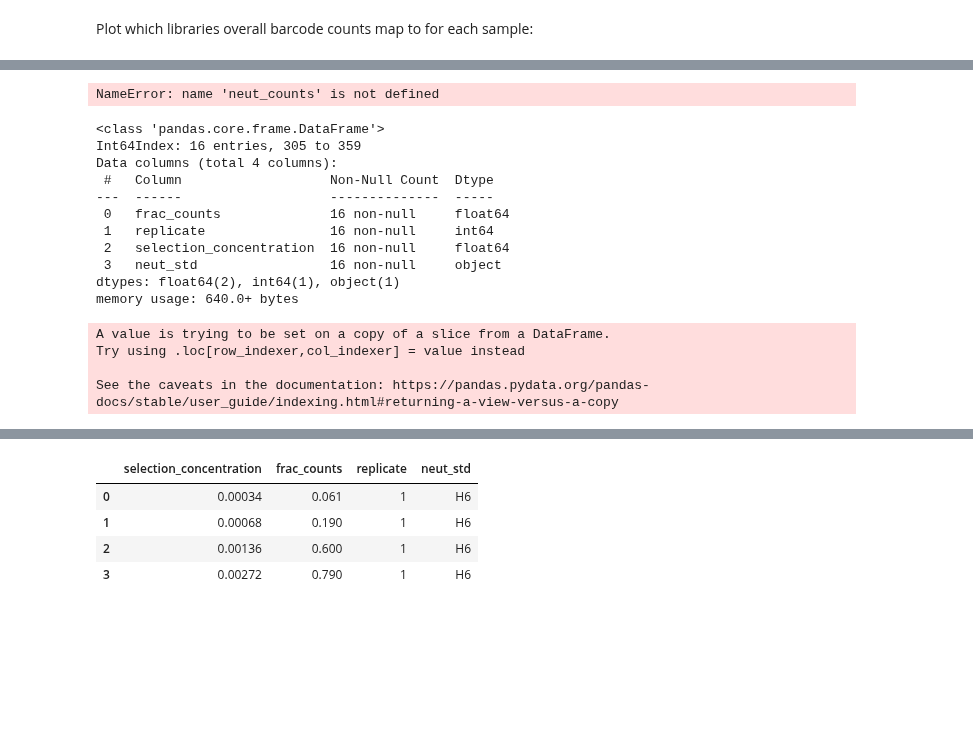
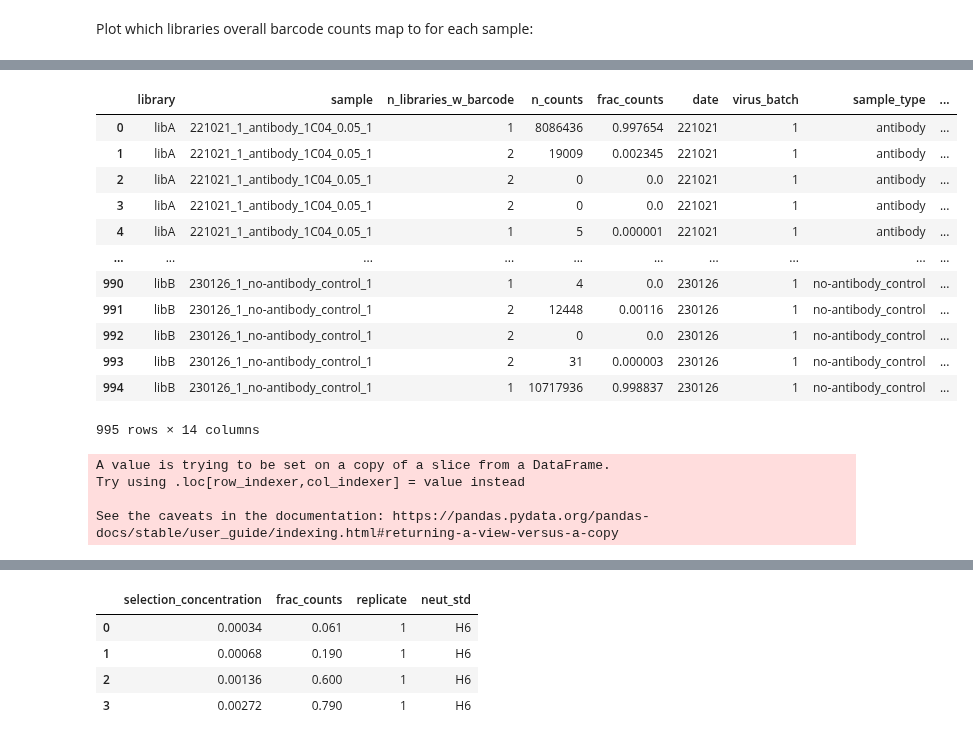
Before and after one commit to sorsinelli/flu_h3_hk19_dms_ic50, a Jupyter notebook: scratch_notebooks/230313_get-spike-in-barcodes/spike-in_counts_analysis.ipynb, the cells around one changed output, grey strips where cells are left out. Cells and saved outputs as stored; diff of their text form; code cells hidden in the pictures; blank space fills up the shorter version.

```diff
--- a/scratch_notebooks/230313_get-spike-in-barcodes/spike-in_counts_analysis.ipynb
+++ b/scratch_notebooks/230313_get-spike-in-barcodes/spike-in_counts_analysis.ipynb
@@ -180,36 +180,35 @@ for selection in selections:
 counts_by_library_chart
 # %% [output]
 [interactive output not drawn]
-# %%
-neut_counts
-# %% [output]
-NameError: name 'neut_counts' is not defined
+# %%
+counts_by_library
+# %% [output]
+|  | library | sample | n_libraries_w_barcode | n_counts | frac_counts | date | virus_batch | sample_type | ... |
+| 0 | libA | 221021_1_antibody_1C04_0.05_1 | 1 | 8086436 | 0.997654 | 221021 | 1 | antibody | ... |
+| 1 | libA | 221021_1_antibody_1C04_0.05_1 | 2 | 19009 | 0.002345 | 221021 | 1 | antibody | ... |
+| 2 | libA | 221021_1_antibody_1C04_0.05_1 | 2 | 0 | 0.0 | 221021 | 1 | antibody | ... |
+| 3 | libA | 221021_1_antibody_1C04_0.05_1 | 2 | 0 | 0.0 | 221021 | 1 | antibody | ... |
+| 4 | libA | 221021_1_antibody_1C04_0.05_1 | 1 | 5 | 0.000001 | 221021 | 1 | antibody | ... |
+| ... | ... | ... | ... | ... | ... | ... | ... | ... | ... |
+| 990 | libB | 230126_1_no-antibody_control_1 | 1 | 4 | 0.0 | 230126 | 1 | no-antibody_control | ... |
+| 991 | libB | 230126_1_no-antibody_control_1 | 2 | 12448 | 0.00116 | 230126 | 1 | no-antibody_control | ... |
+| 992 | libB | 230126_1_no-antibody_control_1 | 2 | 0 | 0.0 | 230126 | 1 | no-antibody_control | ... |
+| 993 | libB | 230126_1_no-antibody_control_1 | 2 | 31 | 0.000003 | 230126 | 1 | no-antibody_control | ... |
+| 994 | libB | 230126_1_no-antibody_control_1 | 1 | 10717936 | 0.998837 | 230126 | 1 | no-antibody_control | ... |
+995 rows × 14 columns
 # %%
-neut_counts = counts_by_library.loc[(counts_by_library['category'] == 'neut_standard') &
+neut_counts = counts_by_library.loc[(counts_by_library['category'] == 'RNA_spike-in') &
                                     (counts_by_library['date'] == 230312) &
                                     (counts_by_library['sample_type'] == 'antibody')
                                    ]
 
 neut_counts['selection_concentration'] = neut_counts['sample'].apply(lambda x: x.split('_')[4]).astype(float)
 
-neut_counts = neut_counts[['frac_counts', 'replicate', 'selection_concentration']]
+neut_counts = neut_counts[['frac_counts', 'replicate', 'selection_concentration', 'category']]
 
-neut_counts['neut_std'] = 'spike-in'
-
-neut_counts.info()
+neut_counts = neut_counts.rename(columns={'category': 'neut_std'})
 # %% [output]
-<class 'pandas.core.frame.DataFrame'>
-Int64Index: 16 entries, 305 to 359
-Data columns (total 4 columns):
- #   Column                   Non-Null Count  Dtype
----  ------                   --------------  -----
- 0   frac_counts              16 non-null     float64
- 1   replicate                16 non-null     int64
- 2   selection_concentration  16 non-null     float64
- 3   neut_std                 16 non-null     object
-dtypes: float64(2), int64(1), object(1)
-memory usage: 640.0+ bytes
+A value is trying to be set on a copy of a slice from a DataFrame.
+Try using .loc[row_indexer,col_indexer] = value instead
+
+See the caveats in the documentation: https://pandas.pydata.org/pandas-docs/stable/user_guide/indexing.html#returning-a-view-versus-a-copy
-A value is trying to be set on a copy of a slice from a DataFrame.
-Try using .loc[row_indexer,col_indexer] = value instead
-
-See the caveats in the documentation: https://pandas.pydata.org/pandas-docs/stable/user_guide/indexing.html#returning-a-view-versus-a-copy
```
Also changed, not shown: parts of 12 cells of this notebook.
